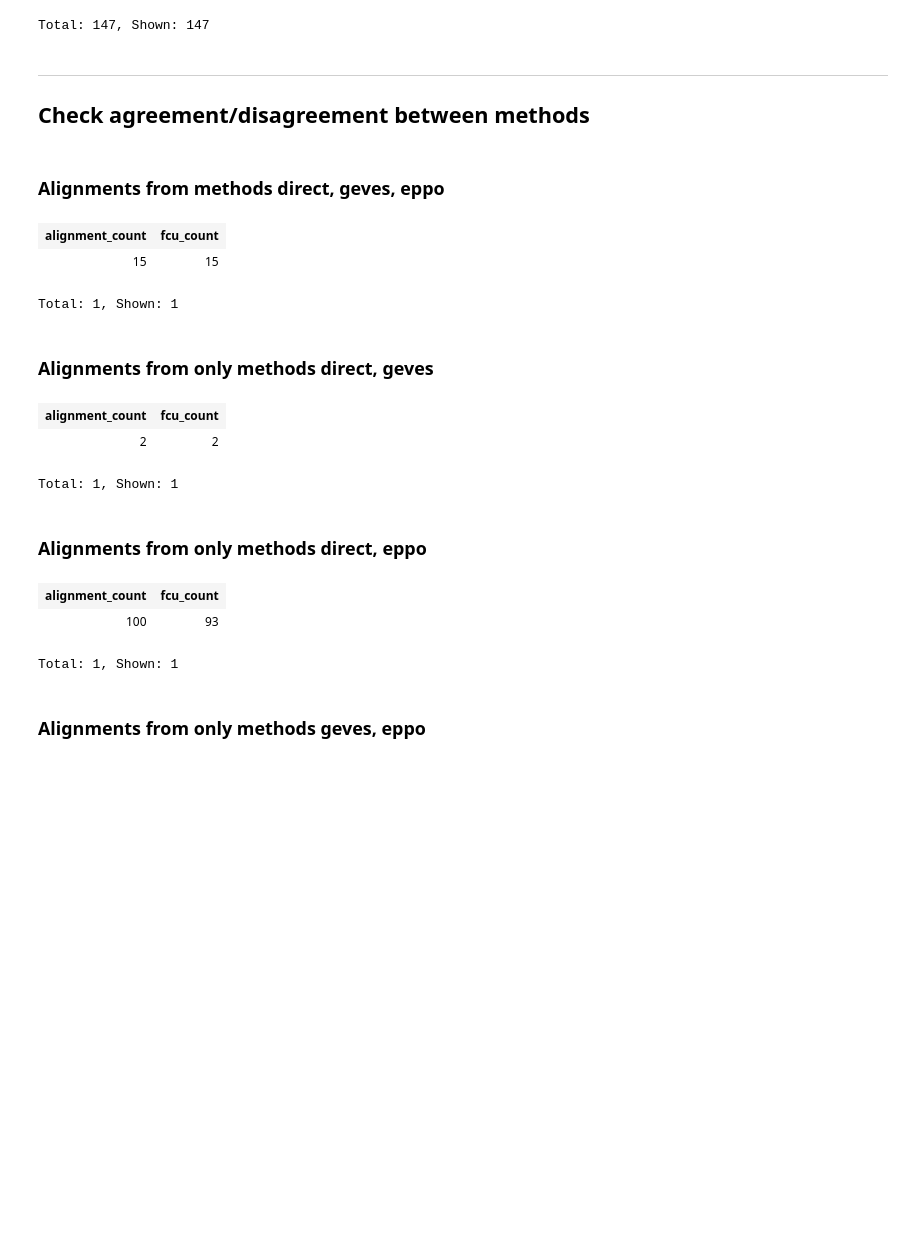
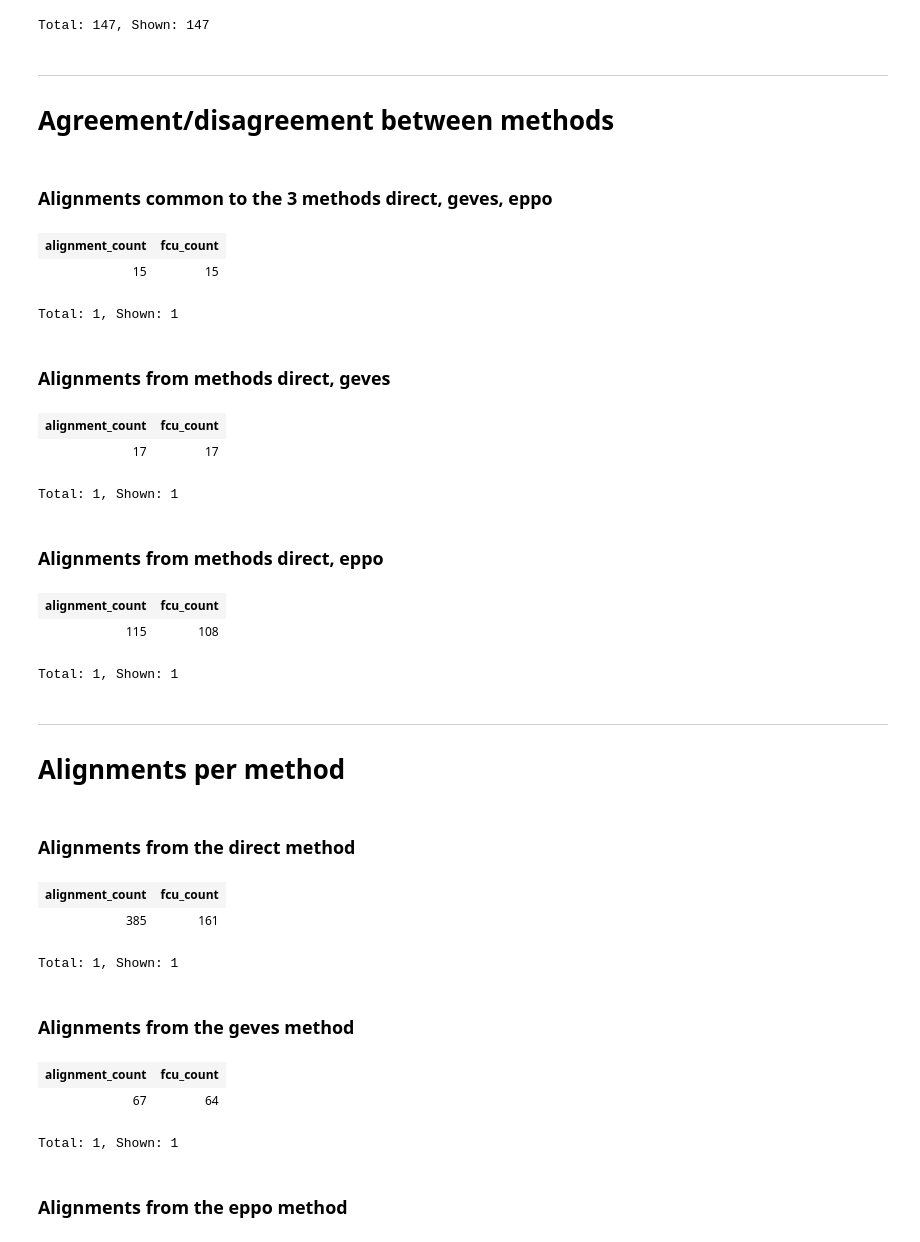
Before and after one commit to Wimmics/d2kab-alignments, a Jupyter notebook: precision/query-alignments.ipynb, the cells around one changed output. Cells and saved outputs as stored; diff of their text form; code cells hidden in the pictures; blank space fills up the shorter version.

```diff
--- a/precision/query-alignments.ipynb
+++ b/precision/query-alignments.ipynb
@@ -133,9 +133,9 @@ select distinct ?fcu where {
 Total: 147, Shown: 147
 # %% [markdown]
 ___
-## Check agreement/disagreement between methods
+# Agreement/disagreement between methods
 # %% [markdown]
-### Alignments from methods **direct, geves, eppo**
+### Alignments common to the 3 methods **direct, geves, eppo**
 # %%
 select (count(distinct *) as ?alignment_count) (count(distinct ?fcu) as ?fcu_count) where {
 
@@ -154,26 +154,26 @@ select (count(distinct *) as ?alignment_count) (count(distinct ?fcu) as ?fcu_cou
 | 15 | 15 |
 Total: 1, Shown: 1
 # %% [markdown]
-### Alignments from only methods **direct, geves**
+### Alignments from methods **direct, geves**
 # %%
 select (count(distinct *) as ?alignment_count) (count(distinct ?fcu) as ?fcu_count) where {
 
     service <http://graph.i3s.unice.fr/repositories/taxref-ld> {
         select distinct *
         from <http://taxref.mnhn.fr/lod/graph/alignment-fcu-precision>
         where {
             ?fcu <http://taxref.mnhn.fr/lod/property/candidateAlignment_direct> ?taxon.
             ?fcu <http://taxref.mnhn.fr/lod/property/candidateAlignment_geves> ?taxon.
-            filter not exists { ?fcu <http://taxref.mnhn.fr/lod/property/candidateAlignment_eppo> ?taxon. }
+            #filter not exists { ?fcu <http://taxref.mnhn.fr/lod/property/candidateAlignment_eppo> ?taxon. }
         }
     }
 }  order by ?fcu
 # %% [output]
 | alignment_count | fcu_count |
-| 2 | 2 |
+| 17 | 17 |
 Total: 1, Shown: 1
 # %% [markdown]
-### Alignments from only methods **direct, eppo**
+### Alignments from methods **direct, eppo**
 # %%
 select (count(distinct *) as ?alignment_count) (count(distinct ?fcu) as ?fcu_count) where {
 
@@ -183,16 +183,57 @@ select (count(distinct *) as ?alignment_count) (count(distinct ?fcu) as ?fcu_cou
         where {
             ?fcu <http://taxref.mnhn.fr/lod/property/candidateAlignment_direct> ?taxon.
             ?fcu <http://taxref.mnhn.fr/lod/property/candidateAlignment_eppo> ?taxon.
-            filter not exists { ?fcu <http://taxref.mnhn.fr/lod/property/candidateAlignment_geves> ?taxon. }
+            #filter not exists { ?fcu <http://taxref.mnhn.fr/lod/property/candidateAlignment_geves> ?taxon. }
         }
     }
 }  order by ?fcu
 # %% [output]
 | alignment_count | fcu_count |
-| 100 | 93 |
+| 115 | 108 |
 Total: 1, Shown: 1
+# %% [markdown]
+___
+# Alignments per method
+# %% [markdown]
+### Alignments from the **direct** method
+# %%
+select (count(distinct *) as ?alignment_count) (count(distinct ?fcu) as ?fcu_count) where {
+
+    service <http://graph.i3s.unice.fr/repositories/taxref-ld> {
+        select distinct *
+        from <http://taxref.mnhn.fr/lod/graph/alignment-fcu-precision>
+        where {
+            ?fcu <http://taxref.mnhn.fr/lod/property/candidateAlignment_direct> ?taxon.
+            #filter not exists { ?fcu <http://taxref.mnhn.fr/lod/property/candidateAlignment_geves> ?taxon. }
+            #filter not exists { ?fcu <http://taxref.mnhn.fr/lod/property/candidateAlignment_eppo> ?taxon. }
+        }
+    }
+}  order by ?fcu
+# %% [output]
+| alignment_count | fcu_count |
+| 385 | 161 |
+Total: 1, Shown: 1
 # %% [markdown]
-### Alignments from only methods **geves, eppo**
+### Alignments from the **geves** method
+# %%
+select (count(distinct *) as ?alignment_count) (count(distinct ?fcu) as ?fcu_count) where {
+
+    service <http://graph.i3s.unice.fr/repositories/taxref-ld> {
+        select distinct *
+        from <http://taxref.mnhn.fr/lod/graph/alignment-fcu-precision>
+        where {
+            ?fcu <http://taxref.mnhn.fr/lod/property/candidateAlignment_geves> ?taxon.
+            #filter not exists { ?fcu <http://taxref.mnhn.fr/lod/property/candidateAlignment_direct> ?taxon. }
+            #filter not exists { ?fcu <http://taxref.mnhn.fr/lod/property/candidateAlignment_eppo> ?taxon. }
+        }
+    }
+}  order by ?fcu
+# %% [output]
+| alignment_count | fcu_count |
+| 67 | 64 |
+Total: 1, Shown: 1
+# %% [markdown]
+### Alignments from the **eppo** method
 # %%
 select (count(distinct *) as ?alignment_count) (count(distinct ?fcu) as ?fcu_count) where {
 
```
Also changed, not shown: parts of 7 cells of this notebook, 1 other file.
